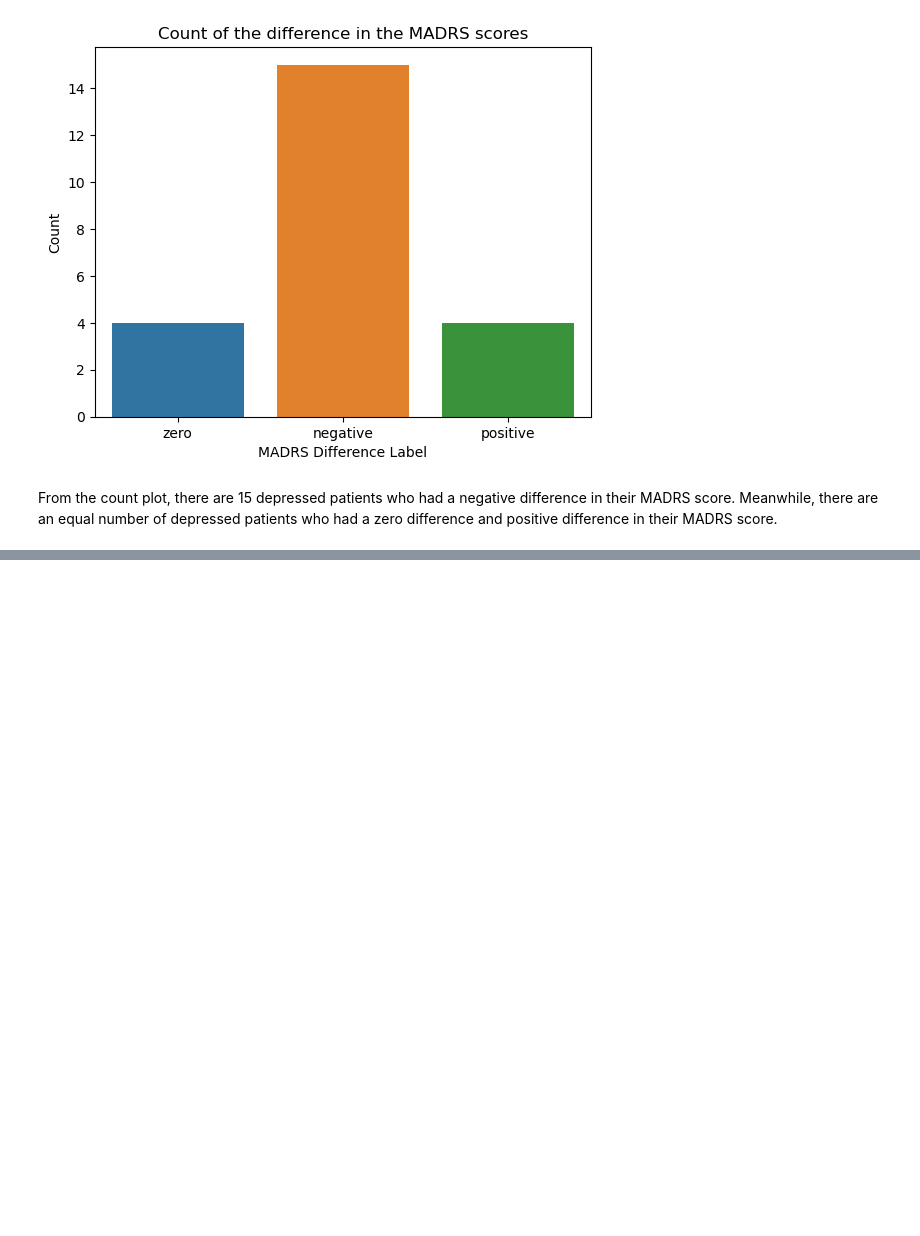
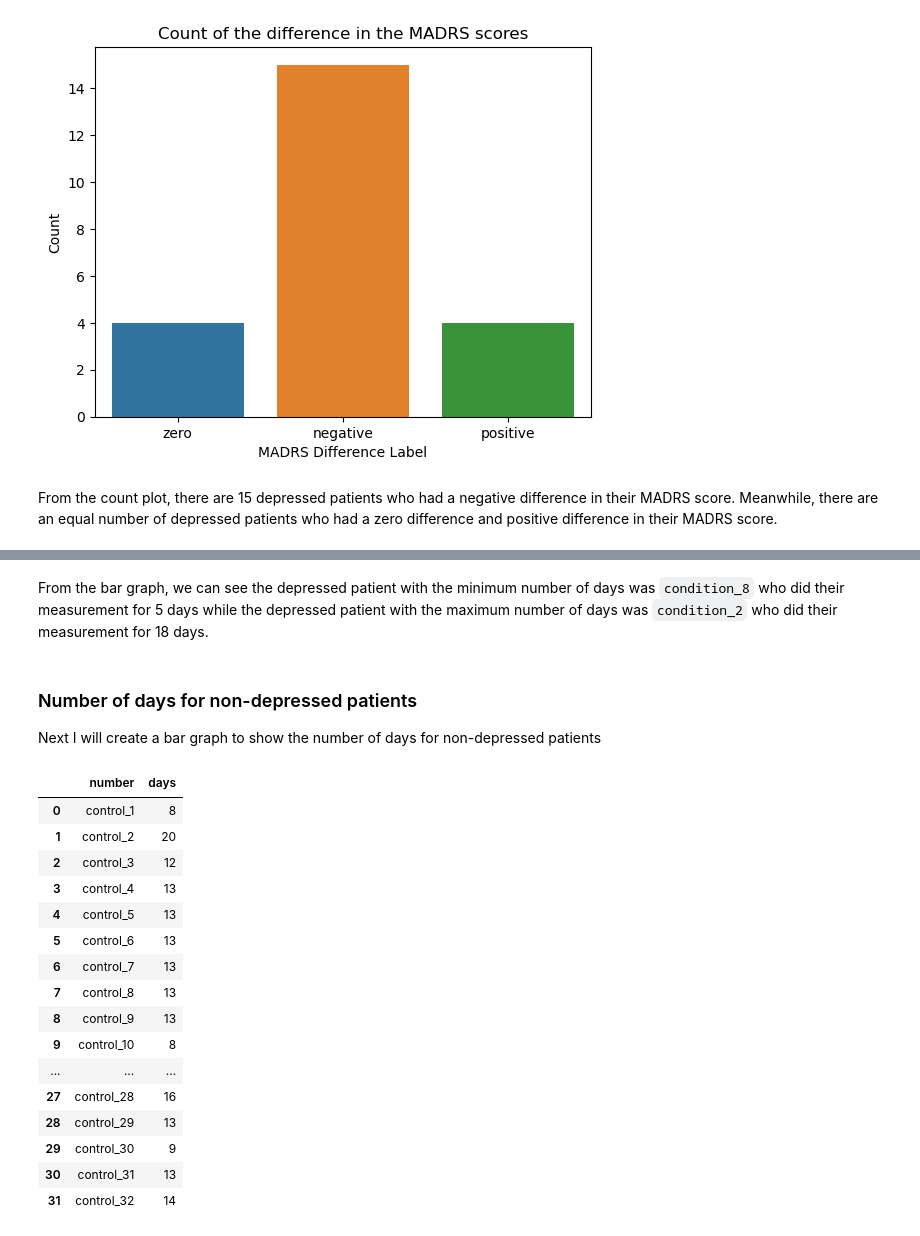
Before and after one commit to KADev2022/CS3IP, a Jupyter notebook: Statistical Analysis Experiment for Depression.ipynb, the cells around one changed output, grey strips where cells are left out. Cells and saved outputs as stored; diff of their text form; code cells hidden in the pictures; blank space fills up the shorter version.

```diff
--- a/Statistical Analysis Experiment for Depression.ipynb
+++ b/Statistical Analysis Experiment for Depression.ipynb
@@ -822,0 +826,26 @@ plt.show()
+# %% [markdown]
+From the bar graph, we can see the depressed patient with the minimum number of days was <code>condition_8</code> who did their measurement for 5 days while the depressed patient with the maximum number of days was <code>condition_2</code> who did their measurement for 18 days.
+# %% [markdown]
+### Number of days for non-depressed patients
+Next I will create a bar graph to show the number of days for non-depressed patients
+# %%
+# Load the scores_control_df and look at the number of days
+scores_control_df[['number', 'days']]
+# %% [output]
+|  | number | days |
+| 0 | control_1 | 8 |
+| 1 | control_2 | 20 |
+| 2 | control_3 | 12 |
+| 3 | control_4 | 13 |
+| 4 | control_5 | 13 |
+| 5 | control_6 | 13 |
+| 6 | control_7 | 13 |
+| 7 | control_8 | 13 |
+| 8 | control_9 | 13 |
+| 9 | control_10 | 8 |
+| ... | ... | ... |
+| 27 | control_28 | 16 |
+| 28 | control_29 | 13 |
+| 29 | control_30 | 9 |
+| 30 | control_31 | 13 |
+| 31 | control_32 | 14 |
```
Also changed, not shown: parts of 11 cells of this notebook.
